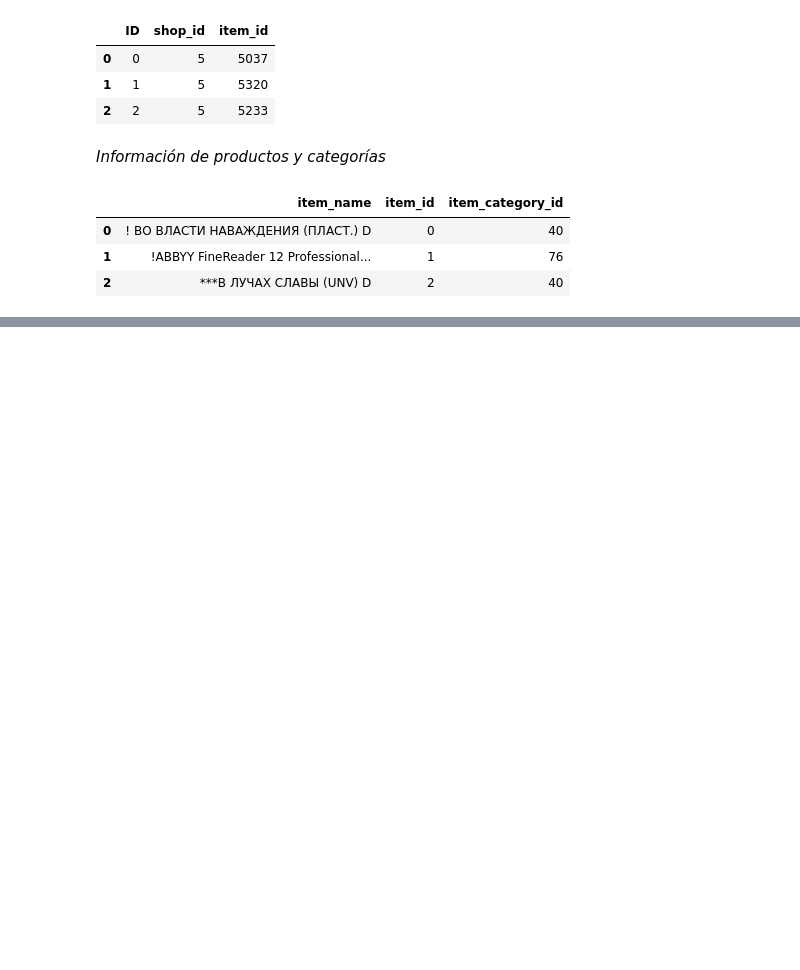
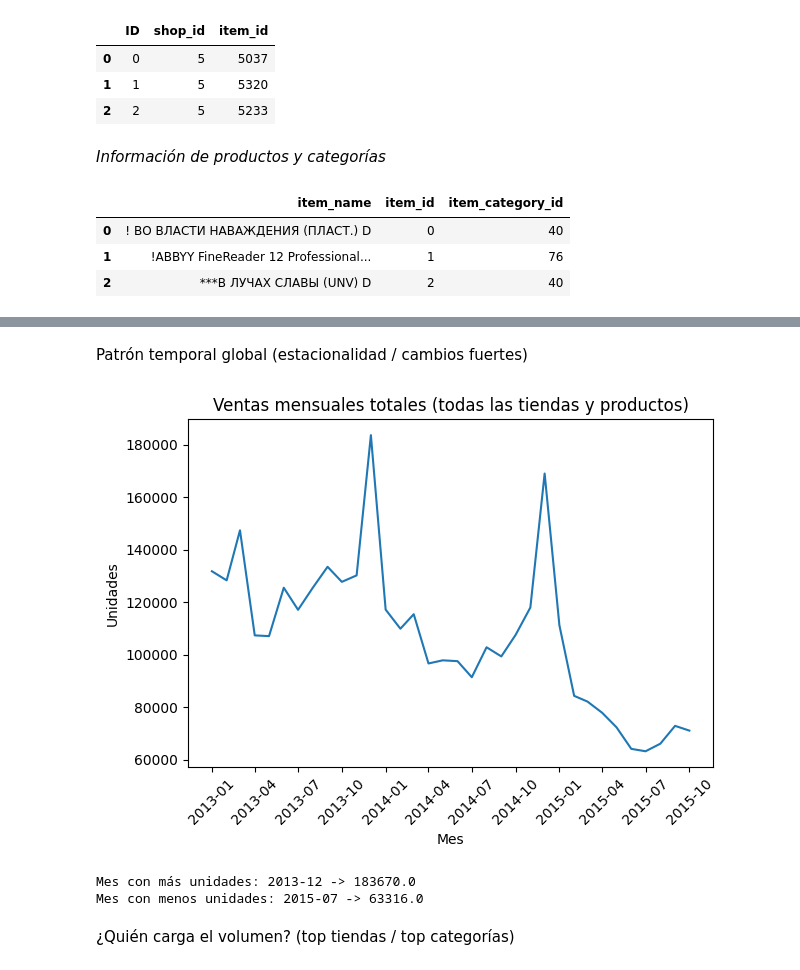
Before and after one commit to Andrea-Monserrat/Prediccion_de-_demanda_en_retail, a Jupyter notebook: Notebooks/01_EDA.ipynb, the cells around one changed output, grey strips where cells are left out. Drawn from its saved outputs; the diff is of its cells as text; code cells hidden in the pictures; blank space fills up the shorter version.

```diff
--- a/Notebooks/01_EDA.ipynb
+++ b/Notebooks/01_EDA.ipynb
@@ -152,0 +214,40 @@ test_final = test_enriched.merge(hist_feat, on=["shop_id","item_id"], how="left"
+# %% [markdown]
+Patrón temporal global (estacionalidad / cambios fuertes)
+# %%
+ts = monthly.groupby("date_block_num", as_index=False)["item_cnt_month"].sum()
+ts["date_block_num"] = ts["date_block_num"].astype(int)
+
+# 0 = 2013-01, 1 = 2013-02, ...
+max_block = ts["date_block_num"].max()
+month_map = pd.Series(
+    pd.date_range("2013-01-01", periods=max_block + 1, freq="MS"),
+    index=range(max_block + 1)
+)
+
+ts["month_dt"] = ts["date_block_num"].map(month_map)           # datetime64
+ts["month"] = ts["month_dt"].dt.strftime("%Y-%m")              # etiqueta
+
+plt.figure()
+plt.plot(ts["month_dt"], ts["item_cnt_month"])
+plt.title("Ventas mensuales totales (todas las tiendas y productos)")
+plt.xlabel("Mes")
+plt.ylabel("Unidades")
+
+# etiqueta cada 3 meses para que no se encime
+ticks = ts["month_dt"].iloc[::3]
+plt.xticks(ticks, [d.strftime("%Y-%m") for d in ticks], rotation=45)
+
+plt.tight_layout()
+plt.show()
+
+max_row = ts.loc[ts["item_cnt_month"].idxmax()]
+min_row = ts.loc[ts["item_cnt_month"].idxmin()]
+
+print("Mes con más unidades:", max_row["month"], "->", float(max_row["item_cnt_month"]))
+print("Mes con menos unidades:", min_row["month"], "->", float(min_row["item_cnt_month"]))
+# %% [output]
+[figure, added]
+Mes con más unidades: 2013-12 -> 183670.0
+Mes con menos unidades: 2015-07 -> 63316.0
+# %% [markdown]
+¿Quién carga el volumen? (top tiendas / top categorías)
```
Also changed, not shown: parts of 26 cells of this notebook, 17 other files.
